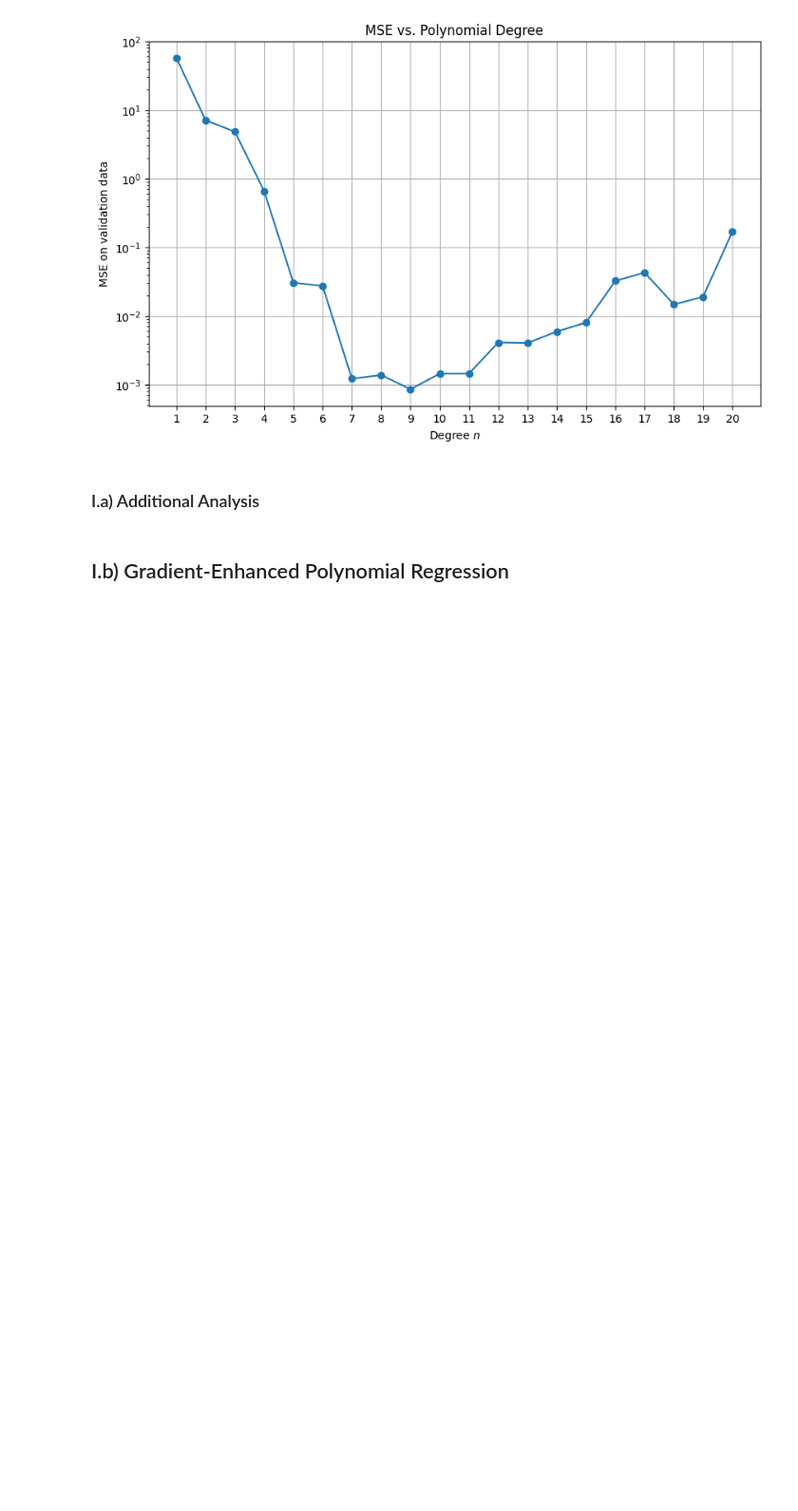
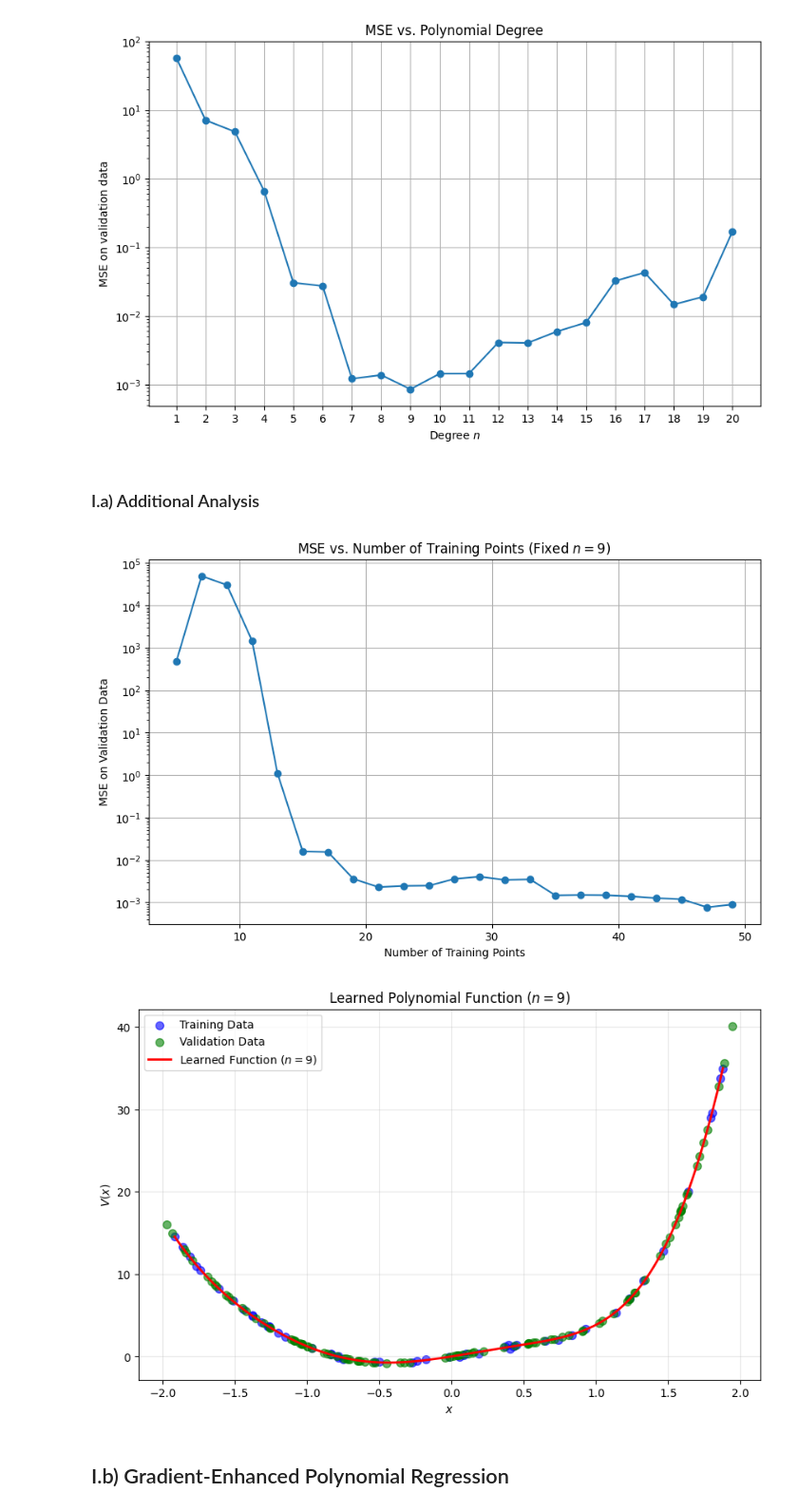
Before and after one commit to umarsdq/optimisationCW, a Jupyter notebook: optimisation.ipynb, the cells around one changed output. Shown: that part at 95% size. Cells and saved outputs as stored; diff of their text form; code cells hidden in the pictures; blank space fills up the shorter version.

```diff
--- a/optimisation.ipynb
+++ b/optimisation.ipynb
@@ -54,35 +54,39 @@ mses_vs_size_a = []
 for size in training_sizes_a:
     X_subset = X_train[:size]
     y_subset = y_train[:size]
     theta_subset = solve_poly_regression(X_subset, y_subset, n_fixed_a)
     mses_vs_size_a.append(mse(X_val, y_val, theta_subset))
 
 plt.figure(figsize=(10, 6))
 plt.plot(training_sizes_a, mses_vs_size_a, marker='o')
 plt.xlabel(r'Number of Training Points')
 plt.ylabel(r'MSE on Validation Data')
+plt.yscale('log')
 plt.title(rf'MSE vs. Number of Training Points (Fixed $n={n_fixed_a}$)')
 plt.grid(True)
 plt.savefig('plots/mse_vs_training_size_a.png', bbox_inches='tight', dpi=600)
 plt.show()
 
 # Show the learned function at the best n
 theta_best_a = solve_poly_regression(X_train, y_train, best_n)
 x_plot = np.linspace(X_train.min(), X_train.max(), 200)
 A_plot = np.vander(x_plot, best_n + 1, increasing=True)
 y_plot = A_plot @ theta_best_a
 
 plt.figure(figsize=(10, 6))
-plt.scatter(X_train, y_train, color='blue', label=r'Training Data', alpha=0.6, s=50)
-plt.scatter(X_val, y_val, color='green', label=r'Validation Data', alpha=0.6, s=50)
+plt.scatter(X_train, y_train, color='blue', label='Training Data', alpha=0.6, s=50)
+plt.scatter(X_val, y_val, color='green', label='Validation Data', alpha=0.6, s=50)
 plt.plot(x_plot, y_plot, 'r-', linewidth=2, label=rf'Learned Function ($n={best_n}$)')
 plt.xlabel(r'$x$')
 plt.ylabel(r'$V(x)$')
 plt.title(rf'Learned Polynomial Function ($n={best_n}$)')
 plt.legend()
 plt.grid(True, alpha=0.3)
 plt.savefig('plots/learned_function_a.png', bbox_inches='tight', dpi=600)
 plt.show()
+# %% [output]
+[figure, added]
+[figure, added]
 # %% [markdown]
 ## I.b) Gradient-Enhanced Polynomial Regression
 # %%
```
Also changed, not shown: parts of 3 cells of this notebook, 4 other files.
